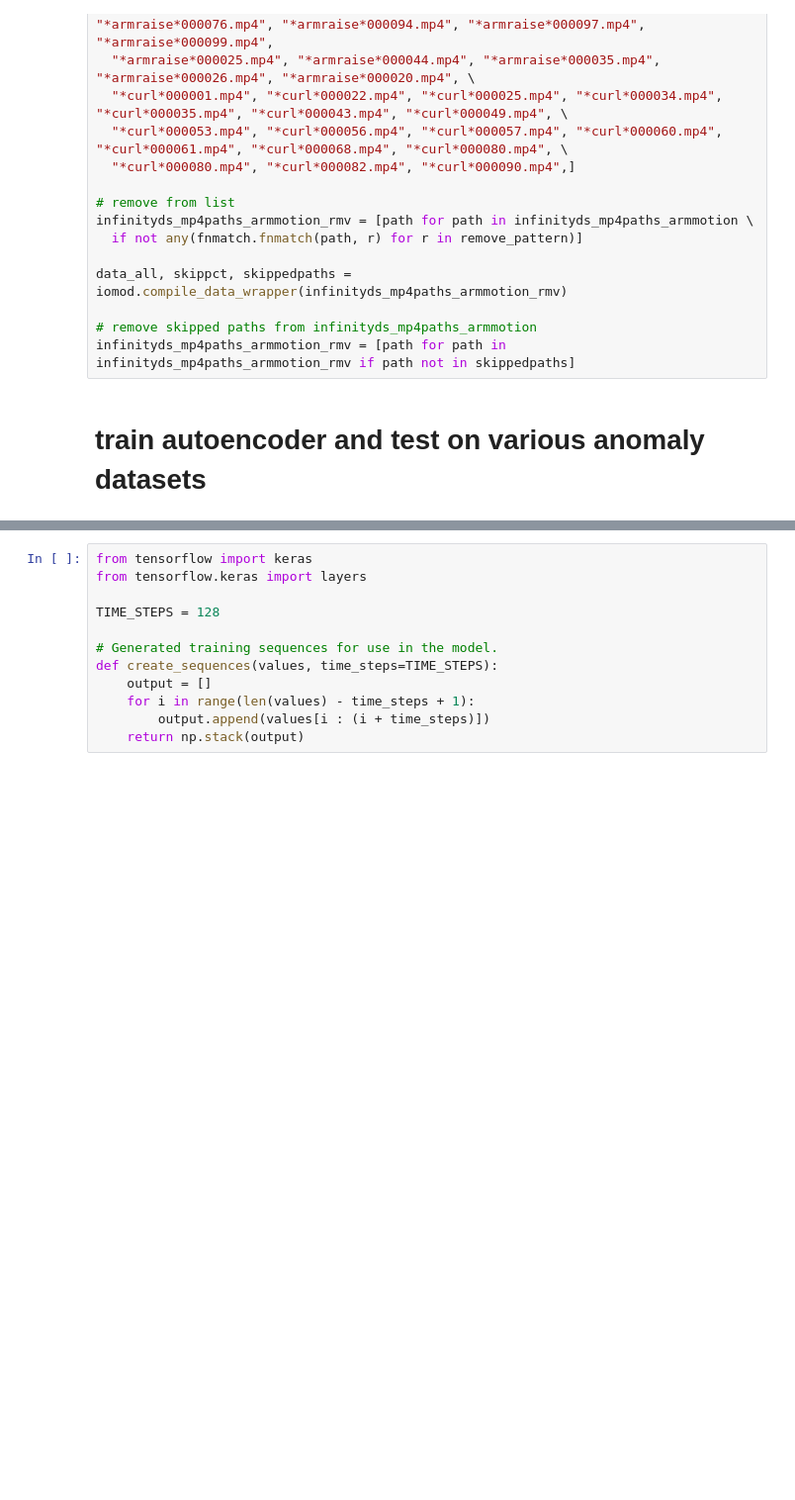
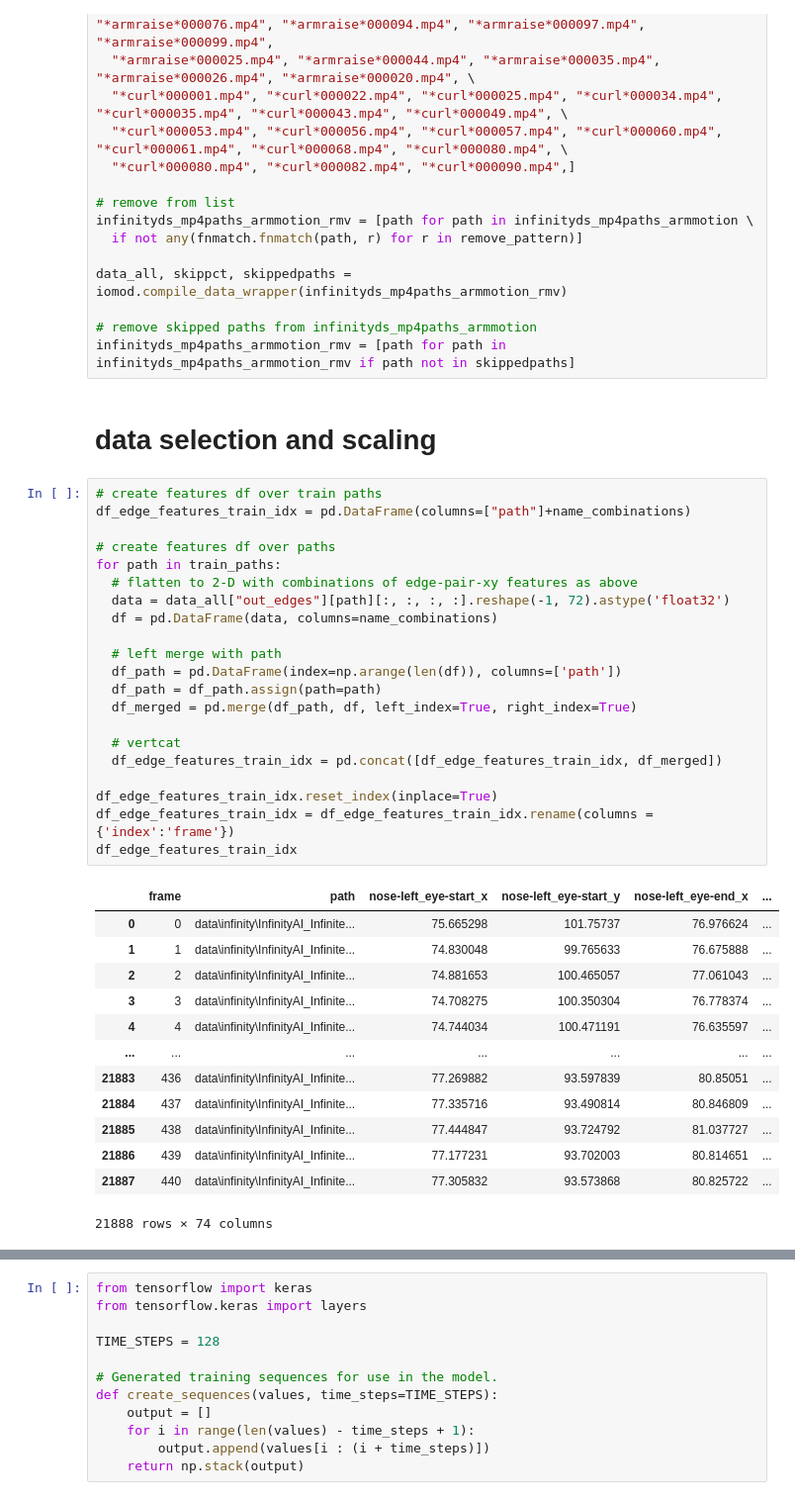
Before and after one commit to donw7/human_motion_analysis, a Jupyter notebook: notebooks/train_temporal_conv_enc-dec.ipynb, the cells around one changed output, grey strips where cells are left out. Shown: that part at 99% size. Saved outputs shown, nothing was run; the diff lists cells and outputs as text; blank space fills up the shorter version.

```diff
--- a/notebooks/train_temporal_conv_enc-dec.ipynb
+++ b/notebooks/train_temporal_conv_enc-dec.ipynb
@@ -137,5 +146,40 @@ data_all, skippct, skippedpaths = iomod.compile_data_wrapper(infinityds_mp4paths
 
 # remove skipped paths from infinityds_mp4paths_armmotion
 infinityds_mp4paths_armmotion_rmv = [path for path in infinityds_mp4paths_armmotion_rmv if path not in skippedpaths]
-# %% [markdown]
-# train autoencoder and test on various anomaly datasets
+# %% [markdown]
+# data selection and scaling
+# %%
+# create features df over train paths
+df_edge_features_train_idx = pd.DataFrame(columns=["path"]+name_combinations)
+
+# create features df over paths
+for path in train_paths:
+  # flatten to 2-D with combinations of edge-pair-xy features as above
+  data = data_all["out_edges"][path][:, :, :, :].reshape(-1, 72).astype('float32')
+  df = pd.DataFrame(data, columns=name_combinations)
+
+  # left merge with path
+  df_path = pd.DataFrame(index=np.arange(len(df)), columns=['path'])
+  df_path = df_path.assign(path=path)
+  df_merged = pd.merge(df_path, df, left_index=True, right_index=True)
+
+  # vertcat
+  df_edge_features_train_idx = pd.concat([df_edge_features_train_idx, df_merged])
+
+df_edge_features_train_idx.reset_index(inplace=True)
+df_edge_features_train_idx = df_edge_features_train_idx.rename(columns = {'index':'frame'})
+df_edge_features_train_idx
+# %% [output]
+|  | frame | path | nose-left_eye-start_x | nose-left_eye-start_y | nose-left_eye-end_x | ... |
+| 0 | 0 | data\infinity\InfinityAI_Infinite... | 75.665298 | 101.75737 | 76.976624 | ... |
+| 1 | 1 | data\infinity\InfinityAI_Infinite... | 74.830048 | 99.765633 | 76.675888 | ... |
+| 2 | 2 | data\infinity\InfinityAI_Infinite... | 74.881653 | 100.465057 | 77.061043 | ... |
+| 3 | 3 | data\infinity\InfinityAI_Infinite... | 74.708275 | 100.350304 | 76.778374 | ... |
+| 4 | 4 | data\infinity\InfinityAI_Infinite... | 74.744034 | 100.471191 | 76.635597 | ... |
+| ... | ... | ... | ... | ... | ... | ... |
+| 21883 | 436 | data\infinity\InfinityAI_Infinite... | 77.269882 | 93.597839 | 80.85051 | ... |
+| 21884 | 437 | data\infinity\InfinityAI_Infinite... | 77.335716 | 93.490814 | 80.846809 | ... |
+| 21885 | 438 | data\infinity\InfinityAI_Infinite... | 77.444847 | 93.724792 | 81.037727 | ... |
+| 21886 | 439 | data\infinity\InfinityAI_Infinite... | 77.177231 | 93.702003 | 80.814651 | ... |
+| 21887 | 440 | data\infinity\InfinityAI_Infinite... | 77.305832 | 93.573868 | 80.825722 | ... |
+21888 rows × 74 columns
```
Also changed, not shown: parts of 26 cells of this notebook, 3 other files.
